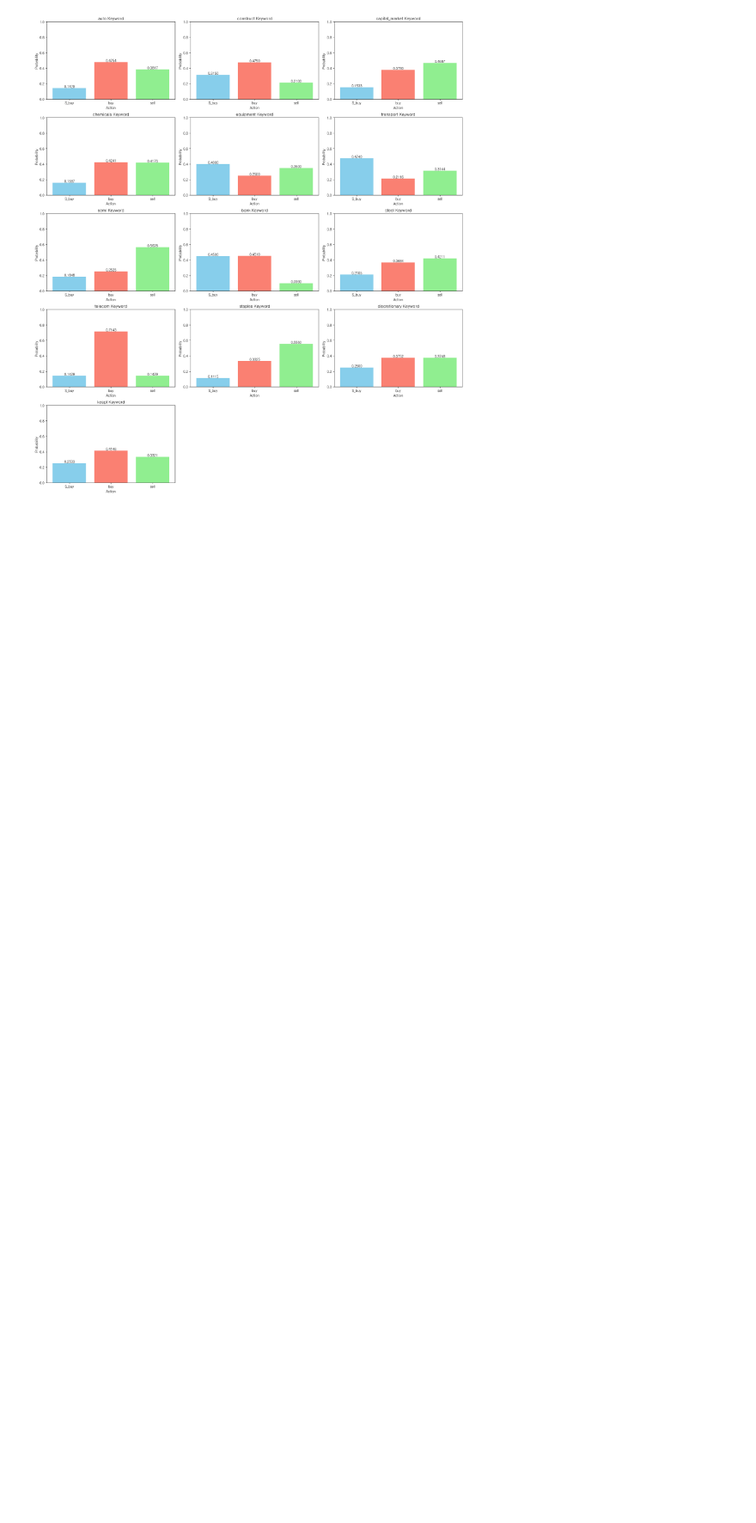
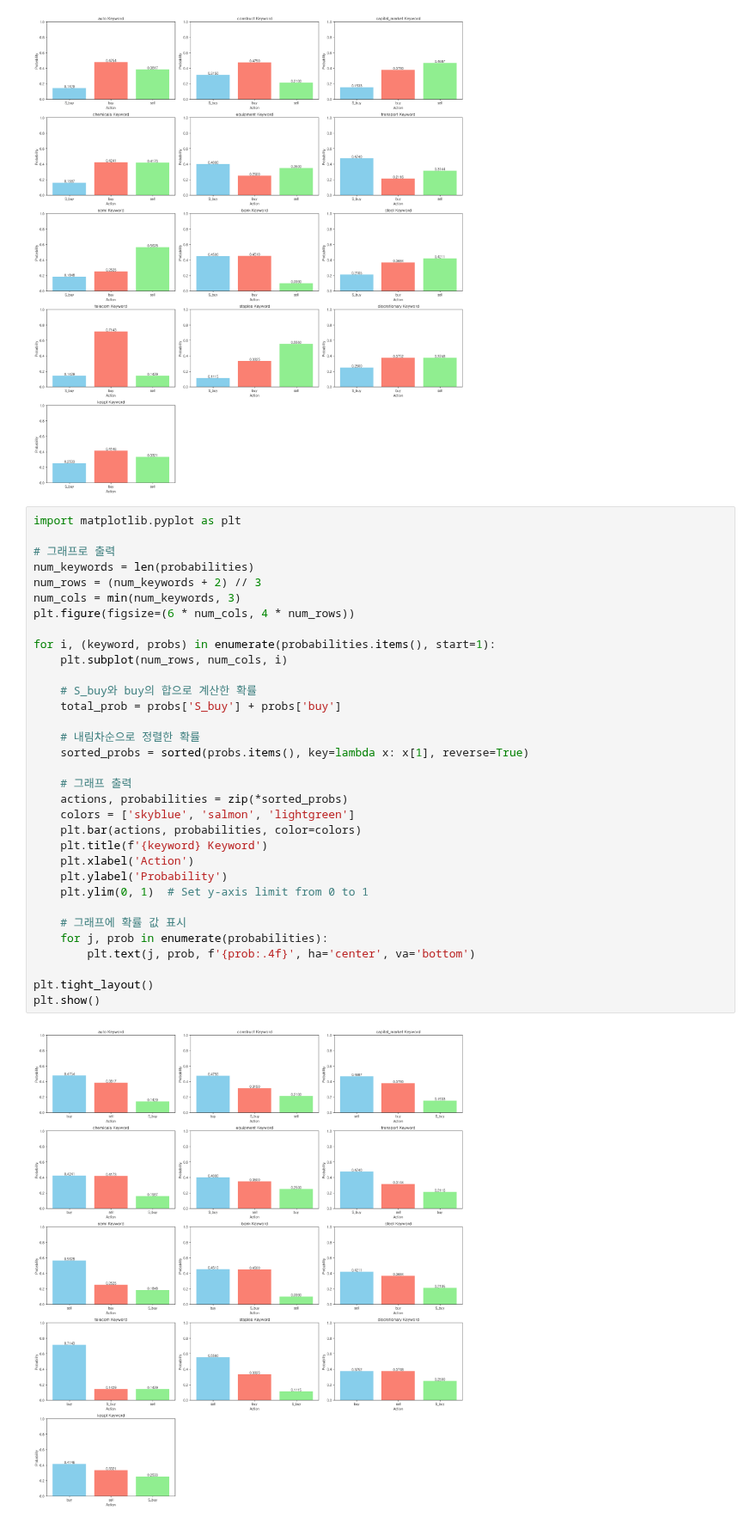
Before and after one commit to simpson000/sic_project_final, a Jupyter notebook: sic/compile_0.5.ipynb, the cells around one changed output. Shown at 86% size. Saved outputs shown, nothing was run; the diff lists cells and outputs as text; blank space fills up the shorter version.

```diff
--- a/sic/compile_0.5.ipynb
+++ b/sic/compile_0.5.ipynb
@@ -1063,3 +1266,38 @@ discretionary
 kospi
 0.2533   0.4146   0.3321
 [figure]
+# %%
+import matplotlib.pyplot as plt
+
+# 그래프로 출력
+num_keywords = len(probabilities)
+num_rows = (num_keywords + 2) // 3
+num_cols = min(num_keywords, 3)
+plt.figure(figsize=(6 * num_cols, 4 * num_rows))
+
+for i, (keyword, probs) in enumerate(probabilities.items(), start=1):
+    plt.subplot(num_rows, num_cols, i)
+
+    # S_buy와 buy의 합으로 계산한 확률
+    total_prob = probs['S_buy'] + probs['buy']
+
+    # 내림차순으로 정렬한 확률
+    sorted_probs = sorted(probs.items(), key=lambda x: x[1], reverse=True)
+
+    # 그래프 출력
+    actions, probabilities = zip(*sorted_probs)
+    colors = ['skyblue', 'salmon', 'lightgreen']
+    plt.bar(actions, probabilities, color=colors)
+    plt.title(f'{keyword} Keyword')
+    plt.xlabel('Action')
+    plt.ylabel('Probability')
+    plt.ylim(0, 1)  # Set y-axis limit from 0 to 1
+
+    # 그래프에 확률 값 표시
+    for j, prob in enumerate(probabilities):
+        plt.text(j, prob, f'{prob:.4f}', ha='center', va='bottom')
+
+plt.tight_layout()
+plt.show()
+# %% [output]
+[figure, added]
```
Also changed, not shown: parts of 4 cells of this notebook, 16 other files.
